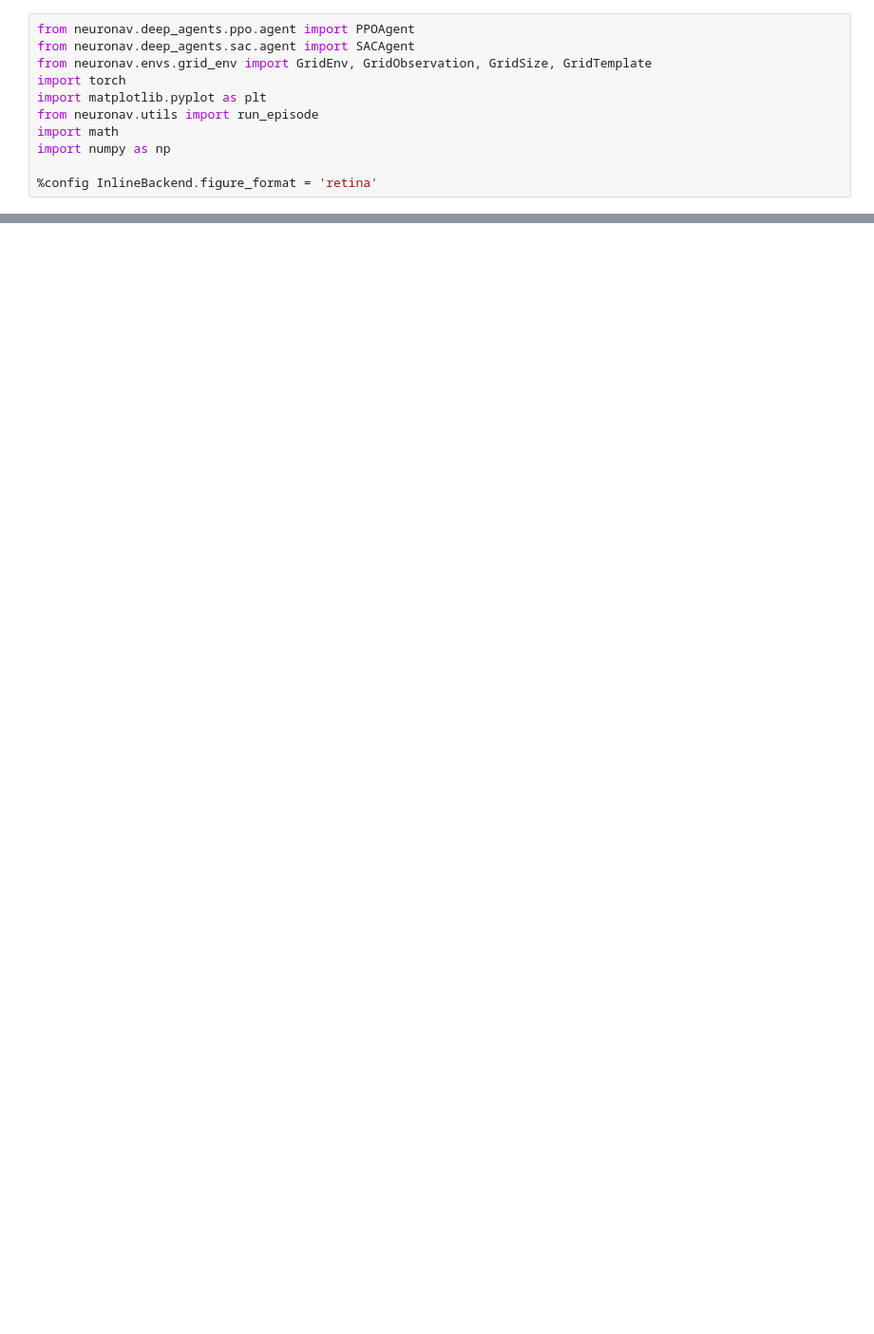
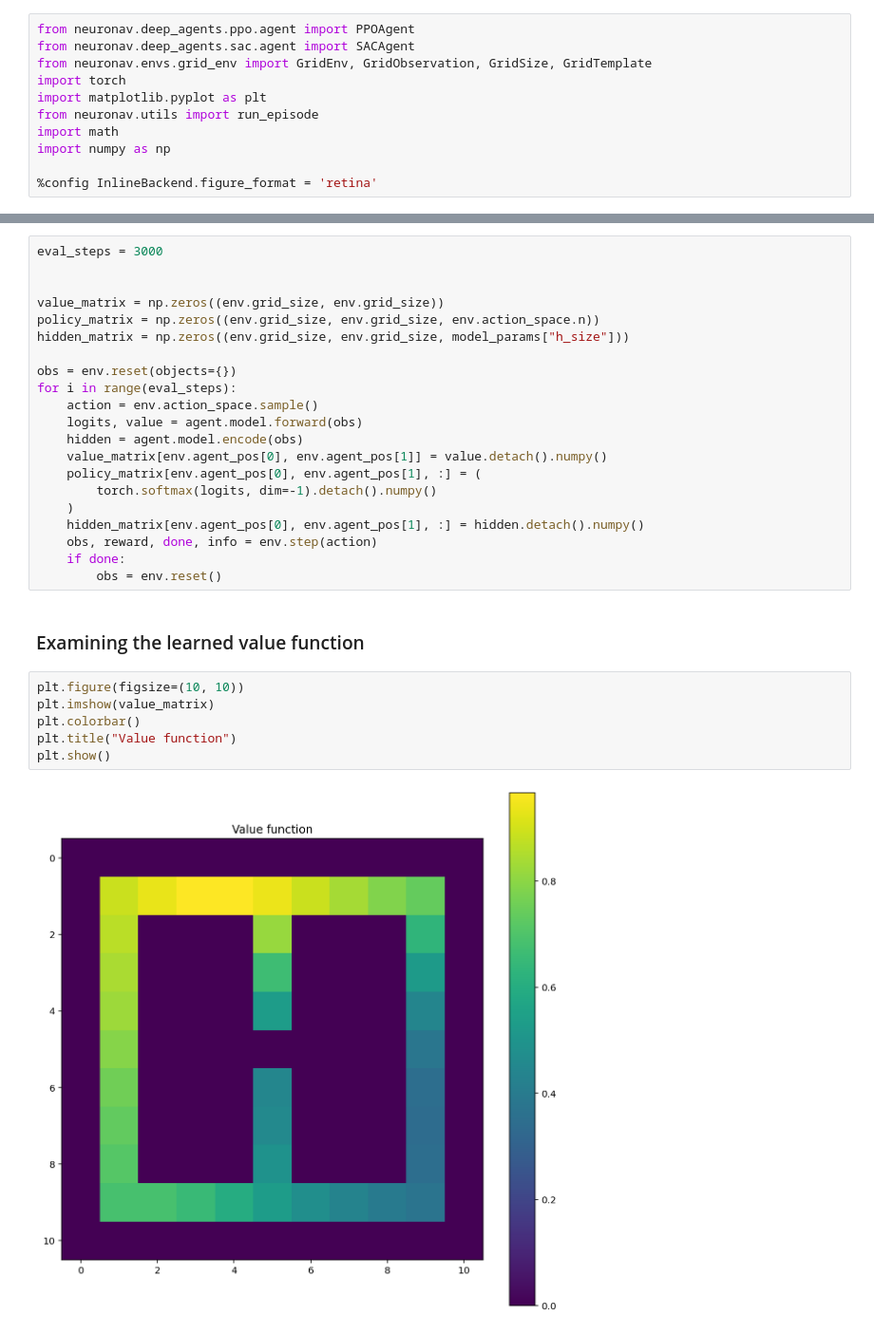
Before and after one commit to awjuliani/neuro-nav, a Jupyter notebook: notebooks/deeprl_tutorial.ipynb, the cells around one changed output, grey strips where cells are left out. Shown at 95% size. Cells and saved outputs as stored; diff of their text form; blank space fills up the shorter version.

```diff
--- a/notebooks/deeprl_tutorial.ipynb
+++ b/notebooks/deeprl_tutorial.ipynb
@@ -110,0 +119,31 @@ plt.show()
+# %%
+eval_steps = 3000
+
+
+value_matrix = np.zeros((env.grid_size, env.grid_size))
+policy_matrix = np.zeros((env.grid_size, env.grid_size, env.action_space.n))
+hidden_matrix = np.zeros((env.grid_size, env.grid_size, model_params["h_size"]))
+
+obs = env.reset(objects={})
+for i in range(eval_steps):
+    action = env.action_space.sample()
+    logits, value = agent.model.forward(obs)
+    hidden = agent.model.encode(obs)
+    value_matrix[env.agent_pos[0], env.agent_pos[1]] = value.detach().numpy()
+    policy_matrix[env.agent_pos[0], env.agent_pos[1], :] = (
+        torch.softmax(logits, dim=-1).detach().numpy()
+    )
+    hidden_matrix[env.agent_pos[0], env.agent_pos[1], :] = hidden.detach().numpy()
+    obs, reward, done, info = env.step(action)
+    if done:
+        obs = env.reset()
+# %% [markdown]
+### Examining the learned value function
+# %%
+plt.figure(figsize=(10, 10))
+plt.imshow(value_matrix)
+plt.colorbar()
+plt.title("Value function")
+plt.show()
+# %% [output]
+[figure, added]
```
Also changed, not shown: parts of 14 cells of this notebook, 4 other files.
